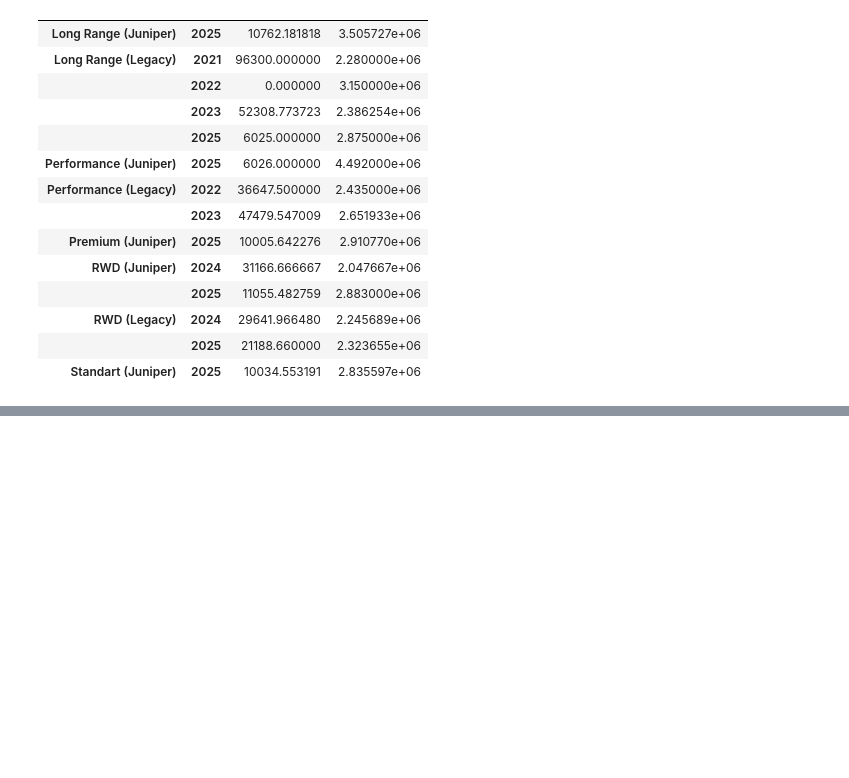
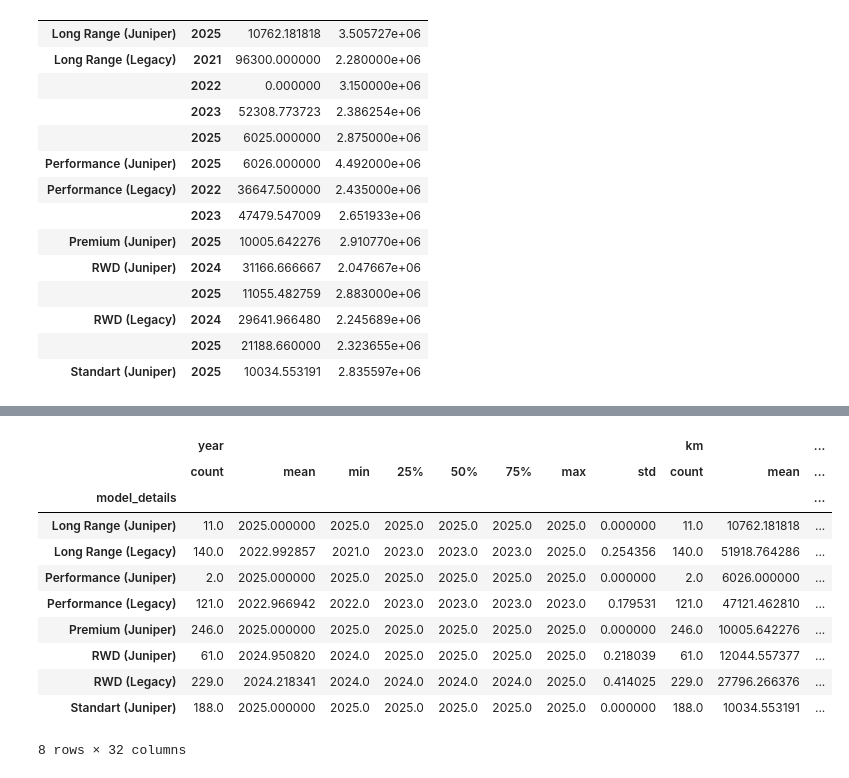
Before and after one commit to azem46/Python_Colab_Handbook, a Jupyter notebook: Python_Ders_16_2_Pandas_ipynb.ipynb, the cells around one changed output, grey strips where cells are left out. Cells and saved outputs as stored; diff of their text form; code cells hidden in the pictures; blank space fills up the shorter version.

```diff
--- a/Python_Ders_16_2_Pandas_ipynb.ipynb
+++ b/Python_Ders_16_2_Pandas_ipynb.ipynb
@@ -728,0 +765,19 @@ modely.groupby(["model_details","year"]).mean(numeric_only=True)
+# %%
+#model_detail sekmesinde yer alan modellerimize göre grupladık ve istatistik verilerine bakıp kaydettik.
+
+grup=modely.groupby("model_details")
+grup.describe()
+#grup.describe().to_csv("deneme.csv")
+# %% [output]
+|  | year |  |  |  |  |  |  |  | km |  | ... |
+|  | count | mean | min | 25% | 50% | 75% | max | std | count | mean | ... |
+| model_details |  |  |  |  |  |  |  |  |  |  | ... |
+| Long Range (Juniper) | 11.0 | 2025.000000 | 2025.0 | 2025.0 | 2025.0 | 2025.0 | 2025.0 | 0.000000 | 11.0 | 10762.181818 | ... |
+| Long Range (Legacy) | 140.0 | 2022.992857 | 2021.0 | 2023.0 | 2023.0 | 2023.0 | 2025.0 | 0.254356 | 140.0 | 51918.764286 | ... |
+| Performance (Juniper) | 2.0 | 2025.000000 | 2025.0 | 2025.0 | 2025.0 | 2025.0 | 2025.0 | 0.000000 | 2.0 | 6026.000000 | ... |
+| Performance (Legacy) | 121.0 | 2022.966942 | 2022.0 | 2023.0 | 2023.0 | 2023.0 | 2023.0 | 0.179531 | 121.0 | 47121.462810 | ... |
+| Premium (Juniper) | 246.0 | 2025.000000 | 2025.0 | 2025.0 | 2025.0 | 2025.0 | 2025.0 | 0.000000 | 246.0 | 10005.642276 | ... |
+| RWD (Juniper) | 61.0 | 2024.950820 | 2024.0 | 2025.0 | 2025.0 | 2025.0 | 2025.0 | 0.218039 | 61.0 | 12044.557377 | ... |
+| RWD (Legacy) | 229.0 | 2024.218341 | 2024.0 | 2024.0 | 2024.0 | 2024.0 | 2025.0 | 0.414025 | 229.0 | 27796.266376 | ... |
+| Standart (Juniper) | 188.0 | 2025.000000 | 2025.0 | 2025.0 | 2025.0 | 2025.0 | 2025.0 | 0.000000 | 188.0 | 10034.553191 | ... |
+8 rows × 32 columns
```
Also changed, not shown: parts of 34 cells of this notebook.
